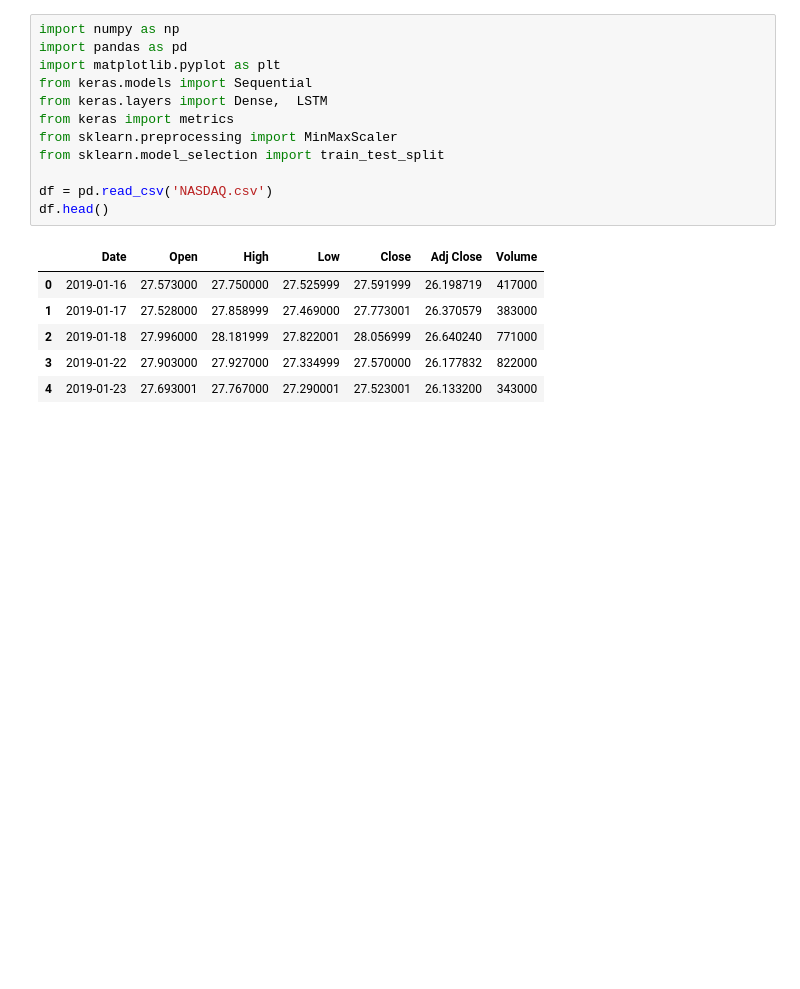
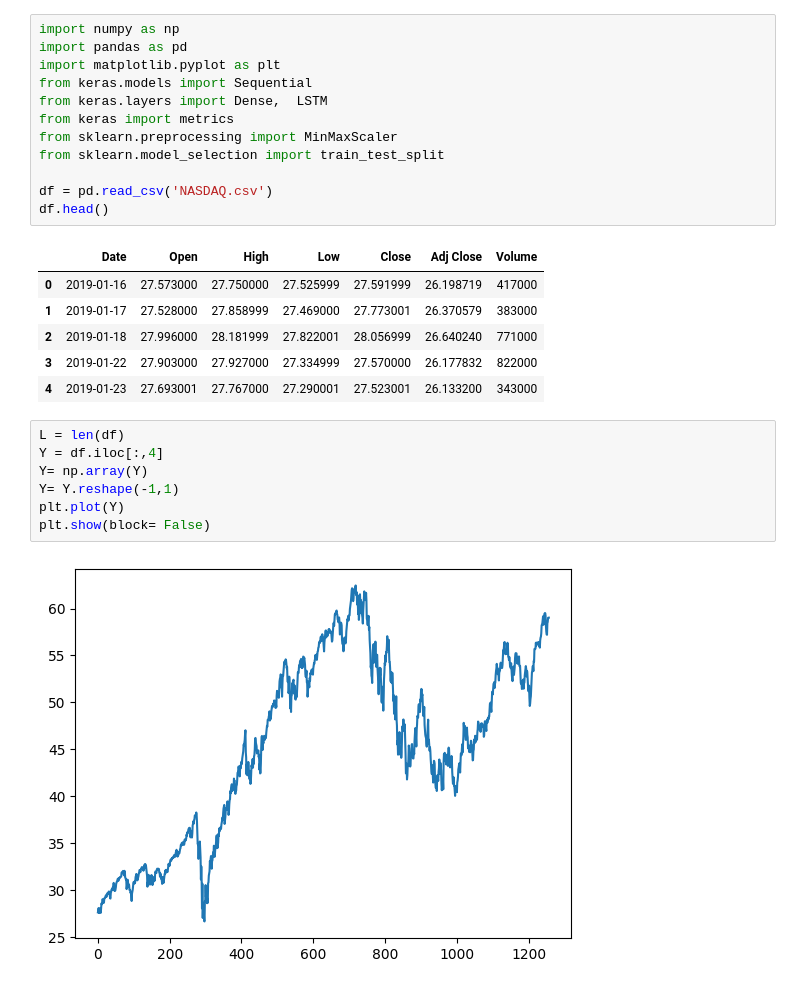
Before and after one commit to cgeraldes/AULAS, a Jupyter notebook: CGRNN_NASDAQ.ipynb, the cells around one changed output. Cells and saved outputs as stored; diff of their text form; blank space fills up the shorter version.

```diff
--- a/CGRNN_NASDAQ.ipynb
+++ b/CGRNN_NASDAQ.ipynb
@@ -32,3 +32,12 @@ df.head()
 | 2 | 2019-01-18 | 27.996000 | 28.181999 | 27.822001 | 28.056999 | 26.640240 | 771000 |
 | 3 | 2019-01-22 | 27.903000 | 27.927000 | 27.334999 | 27.570000 | 26.177832 | 822000 |
 | 4 | 2019-01-23 | 27.693001 | 27.767000 | 27.290001 | 27.523001 | 26.133200 | 343000 |
+# %%
+L = len(df)
+Y = df.iloc[:,4]
+Y= np.array(Y)
+Y= Y.reshape(-1,1)
+plt.plot(Y)
+plt.show(block= False)
+# %% [output]
+[figure, added]
```
Also changed, not shown: parts of 8 cells of this notebook.
